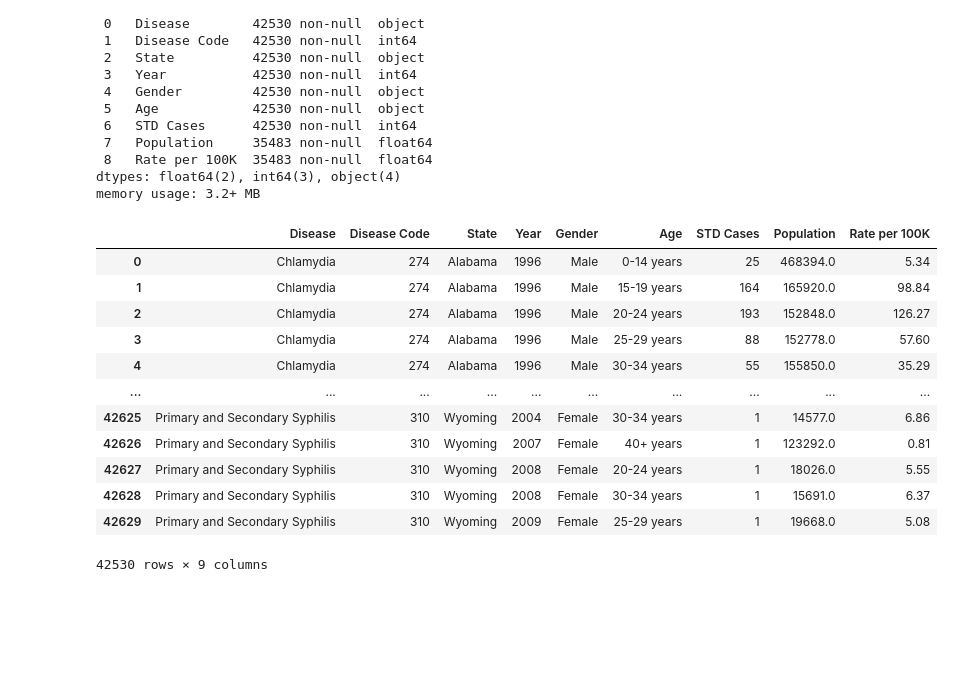
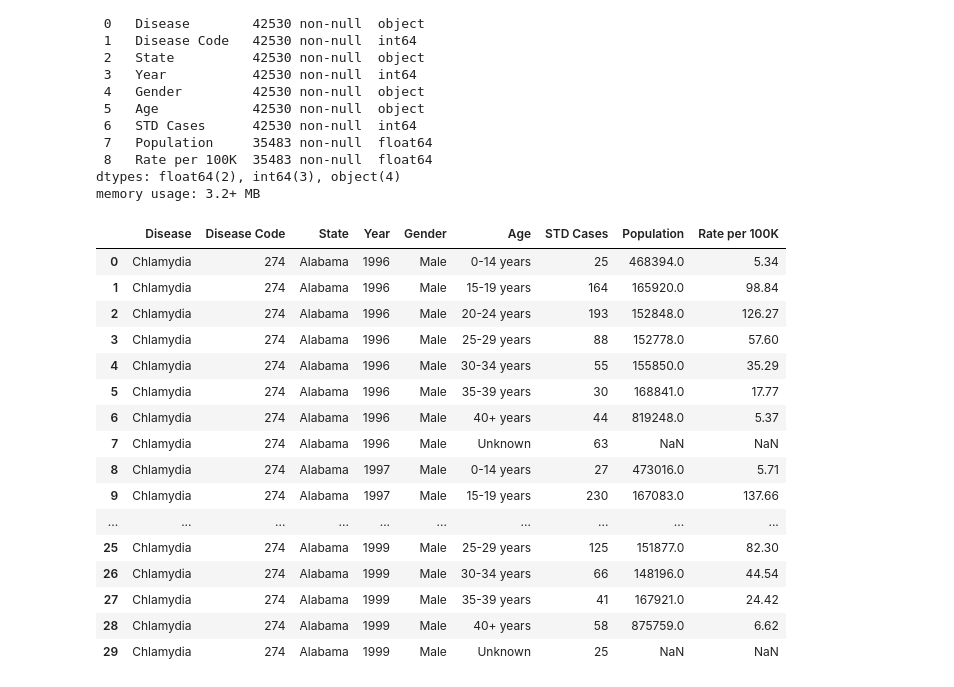
Before and after one commit to mil2tech/STD_project, a Jupyter notebook: workbook.ipynb, the cells around one changed output. Saved outputs shown, nothing was run; the diff lists cells and outputs as text; code cells hidden in the pictures; blank space fills up the shorter version.

```diff
--- a/workbook.ipynb
+++ b/workbook.ipynb
@@ -197,21 +197,25 @@ Data columns (total 9 columns):
 dtypes: float64(2), int64(3), object(4)
 memory usage: 3.2+ MB
 # %%
-df2
+df2.head(30)
 # %% [output]
 |  | Disease | Disease Code | State | Year | Gender | Age | STD Cases | Population | Rate per 100K |
 | 0 | Chlamydia | 274 | Alabama | 1996 | Male | 0-14 years | 25 | 468394.0 | 5.34 |
 | 1 | Chlamydia | 274 | Alabama | 1996 | Male | 15-19 years | 164 | 165920.0 | 98.84 |
 | 2 | Chlamydia | 274 | Alabama | 1996 | Male | 20-24 years | 193 | 152848.0 | 126.27 |
 | 3 | Chlamydia | 274 | Alabama | 1996 | Male | 25-29 years | 88 | 152778.0 | 57.60 |
 | 4 | Chlamydia | 274 | Alabama | 1996 | Male | 30-34 years | 55 | 155850.0 | 35.29 |
+| 5 | Chlamydia | 274 | Alabama | 1996 | Male | 35-39 years | 30 | 168841.0 | 17.77 |
+| 6 | Chlamydia | 274 | Alabama | 1996 | Male | 40+ years | 44 | 819248.0 | 5.37 |
+| 7 | Chlamydia | 274 | Alabama | 1996 | Male | Unknown | 63 | NaN | NaN |
+| 8 | Chlamydia | 274 | Alabama | 1997 | Male | 0-14 years | 27 | 473016.0 | 5.71 |
+| 9 | Chlamydia | 274 | Alabama | 1997 | Male | 15-19 years | 230 | 167083.0 | 137.66 |
 | ... | ... | ... | ... | ... | ... | ... | ... | ... | ... |
-| 42625 | Primary and Secondary Syphilis | 310 | Wyoming | 2004 | Female | 30-34 years | 1 | 14577.0 | 6.86 |
-| 42626 | Primary and Secondary Syphilis | 310 | Wyoming | 2007 | Female | 40+ years | 1 | 123292.0 | 0.81 |
-| 42627 | Primary and Secondary Syphilis | 310 | Wyoming | 2008 | Female | 20-24 years | 1 | 18026.0 | 5.55 |
-| 42628 | Primary and Secondary Syphilis | 310 | Wyoming | 2008 | Female | 30-34 years | 1 | 15691.0 | 6.37 |
-| 42629 | Primary and Secondary Syphilis | 310 | Wyoming | 2009 | Female | 25-29 years | 1 | 19668.0 | 5.08 |
+| 25 | Chlamydia | 274 | Alabama | 1999 | Male | 25-29 years | 125 | 151877.0 | 82.30 |
+| 26 | Chlamydia | 274 | Alabama | 1999 | Male | 30-34 years | 66 | 148196.0 | 44.54 |
+| 27 | Chlamydia | 274 | Alabama | 1999 | Male | 35-39 years | 41 | 167921.0 | 24.42 |
+| 28 | Chlamydia | 274 | Alabama | 1999 | Male | 40+ years | 58 | 875759.0 | 6.62 |
+| 29 | Chlamydia | 274 | Alabama | 1999 | Male | Unknown | 25 | NaN | NaN |
-42530 rows × 9 columns
 # %%
 #shows remaing observations with nan values
 df2[df2.isna().any(axis=1)]
```
Also changed, not shown: parts of 1 cell of this notebook.
